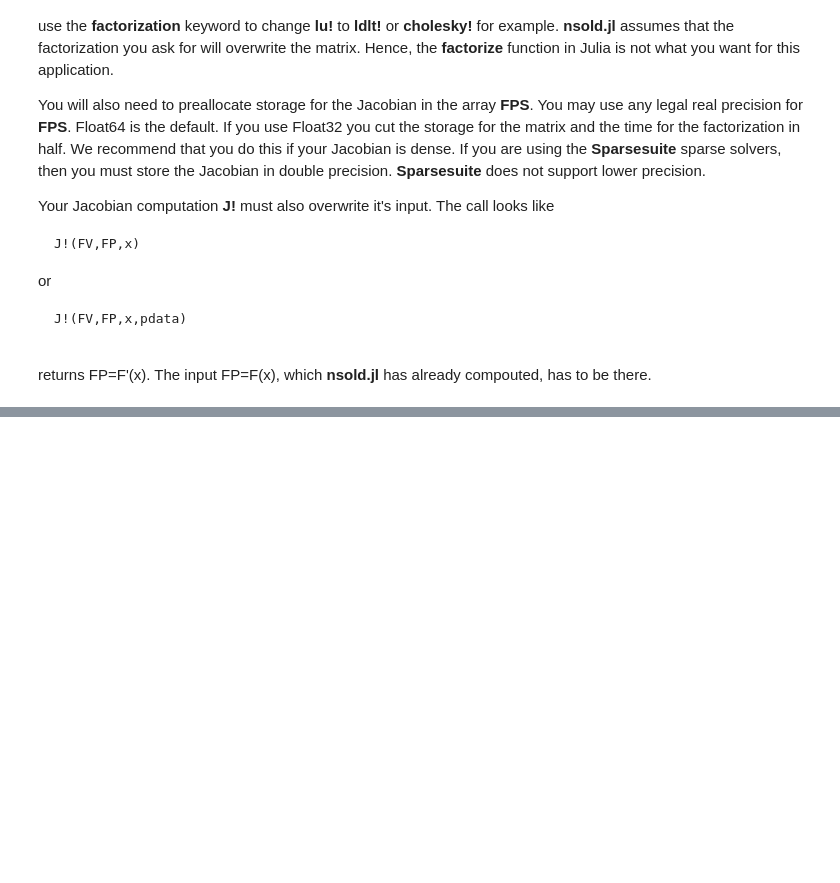
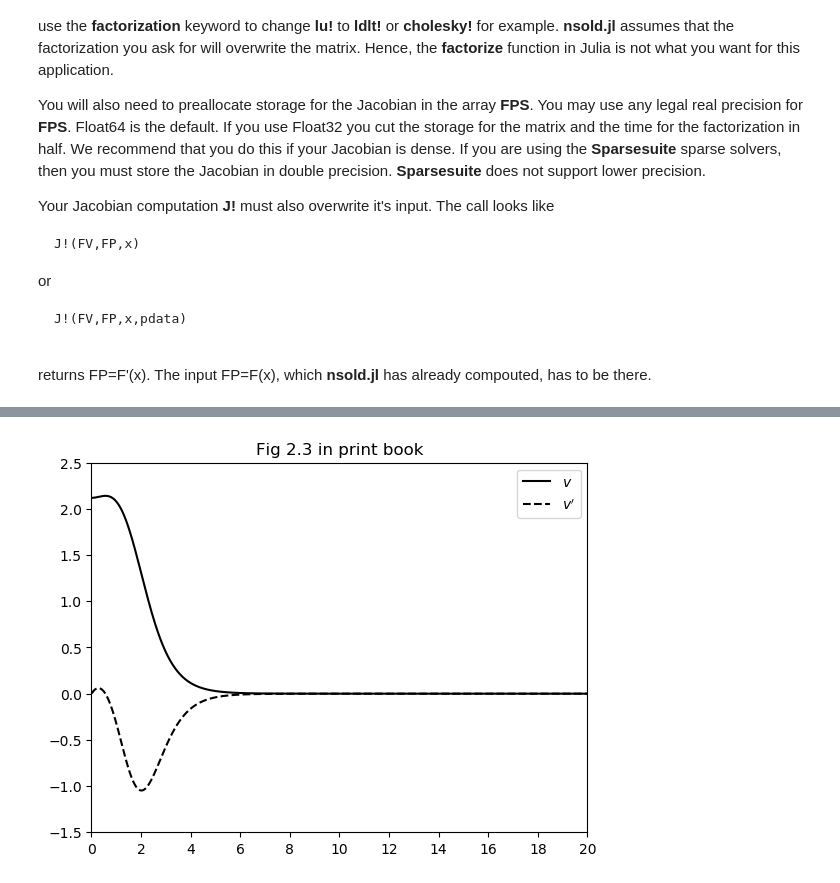
Before and after one commit to ctkelley/NotebookSIAMFANL, a Jupyter notebook: SIAMFANLCh2s.ipynb, the cells around one changed output, grey strips where cells are left out. Cells and saved outputs as stored; diff of their text form; code cells hidden in the pictures; blank space fills up the shorter version.

```diff
--- a/SIAMFANLCh2s.ipynb
+++ b/SIAMFANLCh2s.ipynb
@@ -182,0 +184,4 @@ returns FP=F'(x). The input FP=F(x), which __nsold.jl__ has already compouted, h
+# %%
+fig2dot3();
+# %% [output]
+[figure, added]
```
Also changed, not shown: parts of 3 cells of this notebook, 5 other files.
